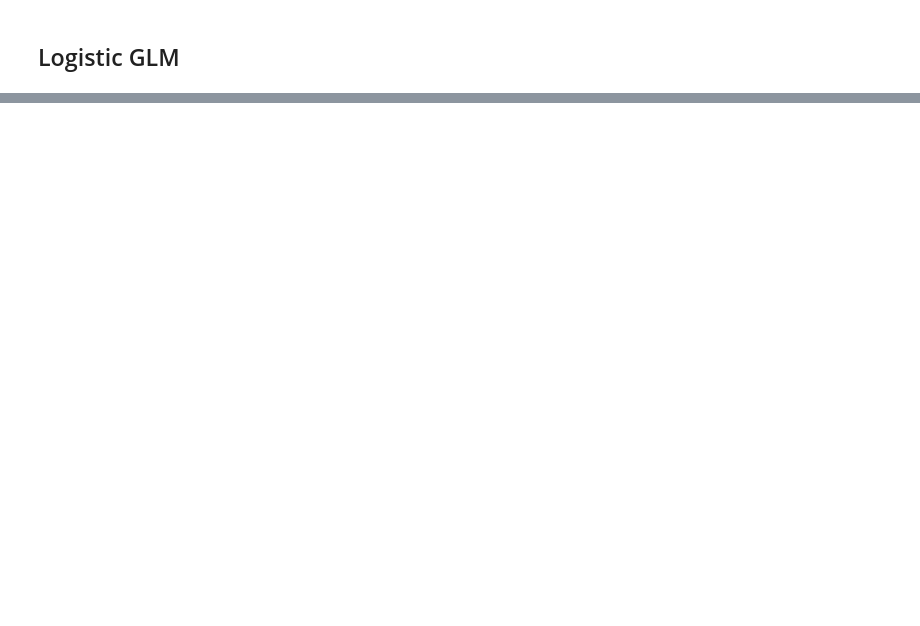
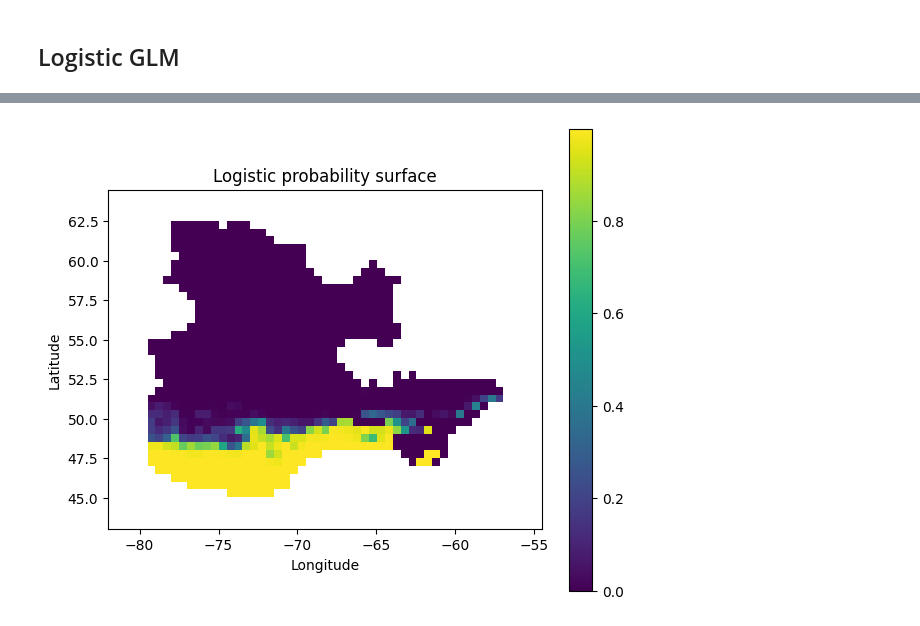
Before and after one commit to jorgelizarazo94/STATS9697, a Jupyter notebook: Analysis.ipynb, the cells around one changed output, grey strips where cells are left out. Cells and saved outputs as stored; diff of their text form; code cells hidden in the pictures; blank space fills up the shorter version.

```diff
--- a/Analysis.ipynb
+++ b/Analysis.ipynb
@@ -240,3 +359,16 @@ Common significant: {'bio2', 'bio18', 'bio10', 'bio20', 'bio34', 'bio23', 'bio27
+# %%
+prob_masked = prob_surface.copy()
+prob_masked[~mask] = np.nan
+
+plt.figure(figsize=(7,6))
+plt.imshow(prob_masked, extent=extent, origin="upper")
+plt.title("Logistic probability surface")
+plt.xlabel("Longitude")
+plt.ylabel("Latitude")
+plt.colorbar()
+plt.show()
+# %% [output]
+[figure, added]
 # %%
 print("Logistic AIC:", log_model.aic)
 print("Poisson AIC:", pois_model.aic)
```
Also changed, not shown: parts of 54 cells of this notebook.
